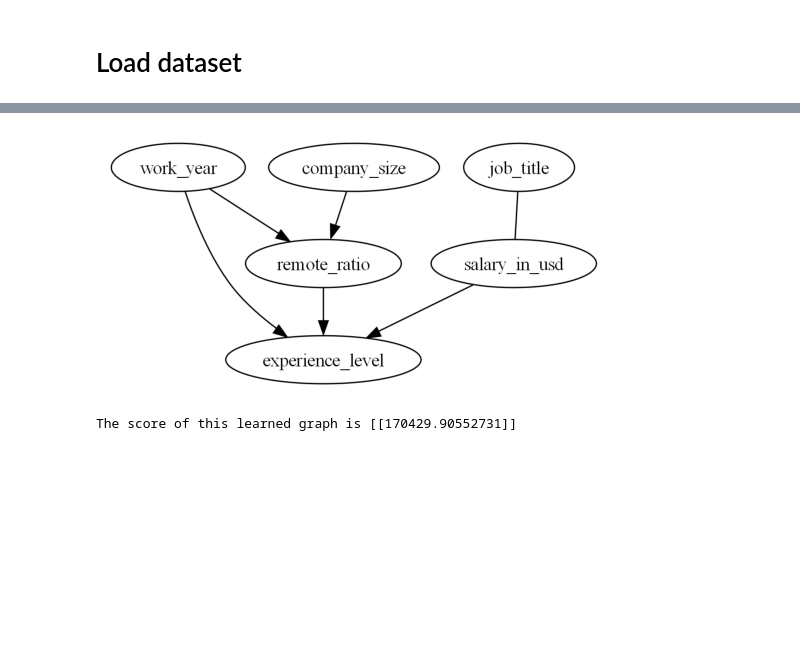
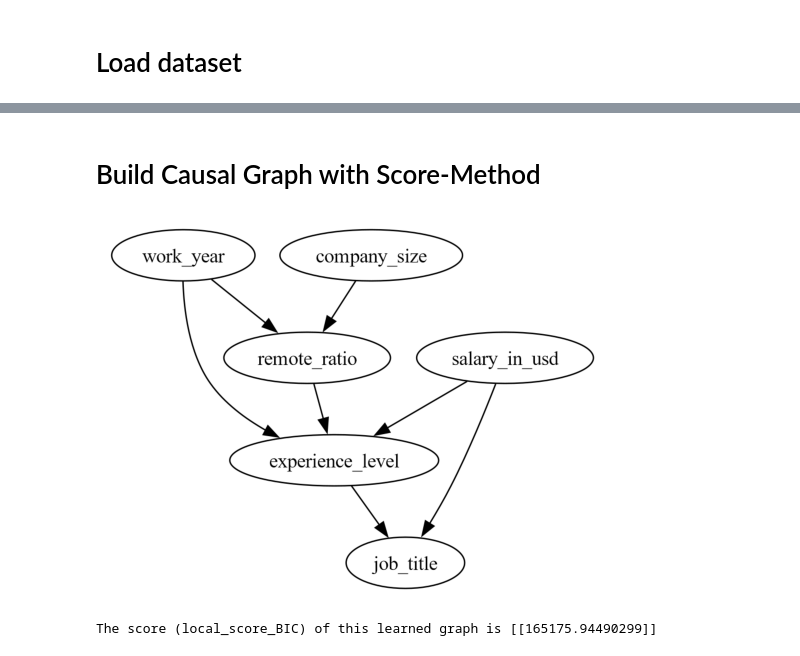
Before and after one commit to fjzs/causal_discovery, a Jupyter notebook: fz.ipynb, the cells around one changed output, grey strips where cells are left out. Drawn from its saved outputs; the diff is of its cells as text; code cells hidden in the pictures; blank space fills up the shorter version.

```diff
--- a/fz.ipynb
+++ b/fz.ipynb
@@ -87,16 +172,16 @@ dataset_no_str.head()
 # %%
 # Source: https://stackoverflow.com/questions/37292872/how-can-i-one-hot-encode-in-python
 def encode_and_bind(df: pd.DataFrame, feature: list, drop_first = False) -> pd.DataFrame:
-    dummies = pd.get_dummies(df[feature], drop_first=drop_first, prefix=feature)
+    dummies = pd.get_dummies(df[feature], drop_first=drop_first, prefix=feature, dtype=float)
     result = pd.concat([df, dummies], axis=1)
     result = result.drop([feature], axis=1)
     return result
 
-# dataset_encoded = dataset.copy()
-# features_to_encode = ['work_year', 'experience_level', 'job_title','company_size']
-# for f in features_to_encode:
-#     dataset_encoded = encode_and_bind(dataset_encoded, f, drop_first=True)
+df_ohe = df.copy()
+features_to_encode = ['work_year', 'experience_level', 'job_title','company_size']
+for f in features_to_encode:
+    df_ohe = encode_and_bind(df_ohe, f, drop_first=True)
 
-# del f, features_to_encode
+del f, features_to_encode
 
-# dataset_encoded.head()
+df_ohe.head()
@@ -105,19 +288,20 @@ def encode_and_bind(df: pd.DataFrame, feature: list, drop_first = False) -> pd.D
+# %% [markdown]
+# Build Causal Graph with Score-Method
 # %%
-# Define array
-data = dataset_no_str.to_numpy()
-data.shape
+def apply_ges(dataframe: pd.DataFrame, score_func = 'local_score_BIC'):
+    # Run the method
+    dataset = dataframe.to_numpy()
+    Record = ges(dataset, score_func=score_func)
+    pyd = GraphUtils.to_pydot(Record['G'], labels=list(dataframe.columns))
+    tmp_png = pyd.create_png(f="png")
+    fp = io.BytesIO(tmp_png)
+    img = mpimg.imread(fp, format='png')
+    plt.axis('off')
+    plt.imshow(img)
+    plt.show()
+    print(f"The score ({score_func}) of this learned graph is {Record['score']}")
 
-# Run the method
-Record = ges(data)
-pyd = GraphUtils.to_pydot(Record['G'], labels=list(dataset.columns))
-tmp_png = pyd.create_png(f="png")
-fp = io.BytesIO(tmp_png)
-img = mpimg.imread(fp, format='png')
-plt.axis('off')
-plt.imshow(img)
-plt.show()
-
-print(f"The score of this learned graph is {Record['score']}")
+apply_ges(df_no_str)
 # %% [output]
-[figure, old version]
+[figure, new version]
-The score of this learned graph is [[170429.90552731]]
+The score (local_score_BIC) of this learned graph is [[165175.94490299]]
```
Also changed, not shown: parts of 38 cells of this notebook, 1 other file.
